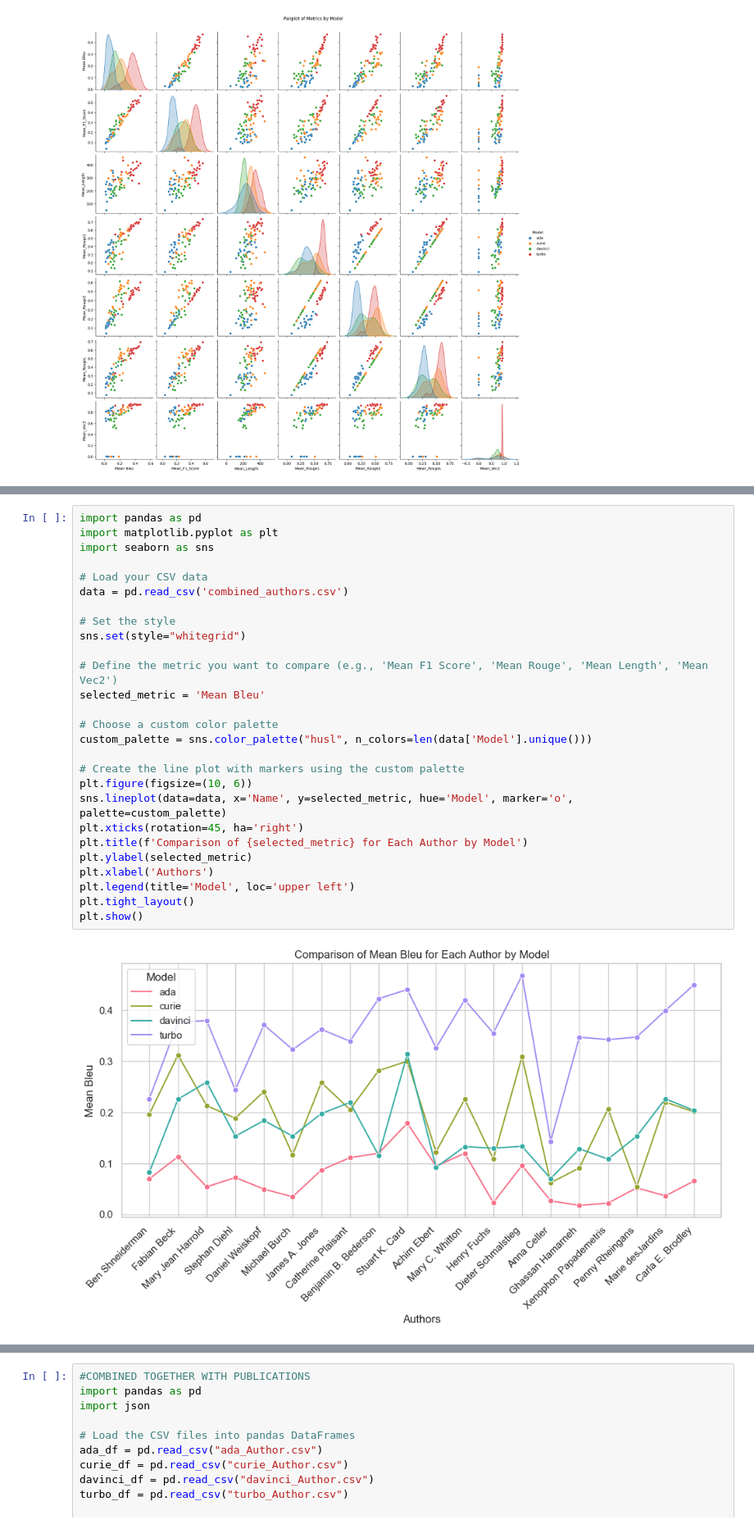
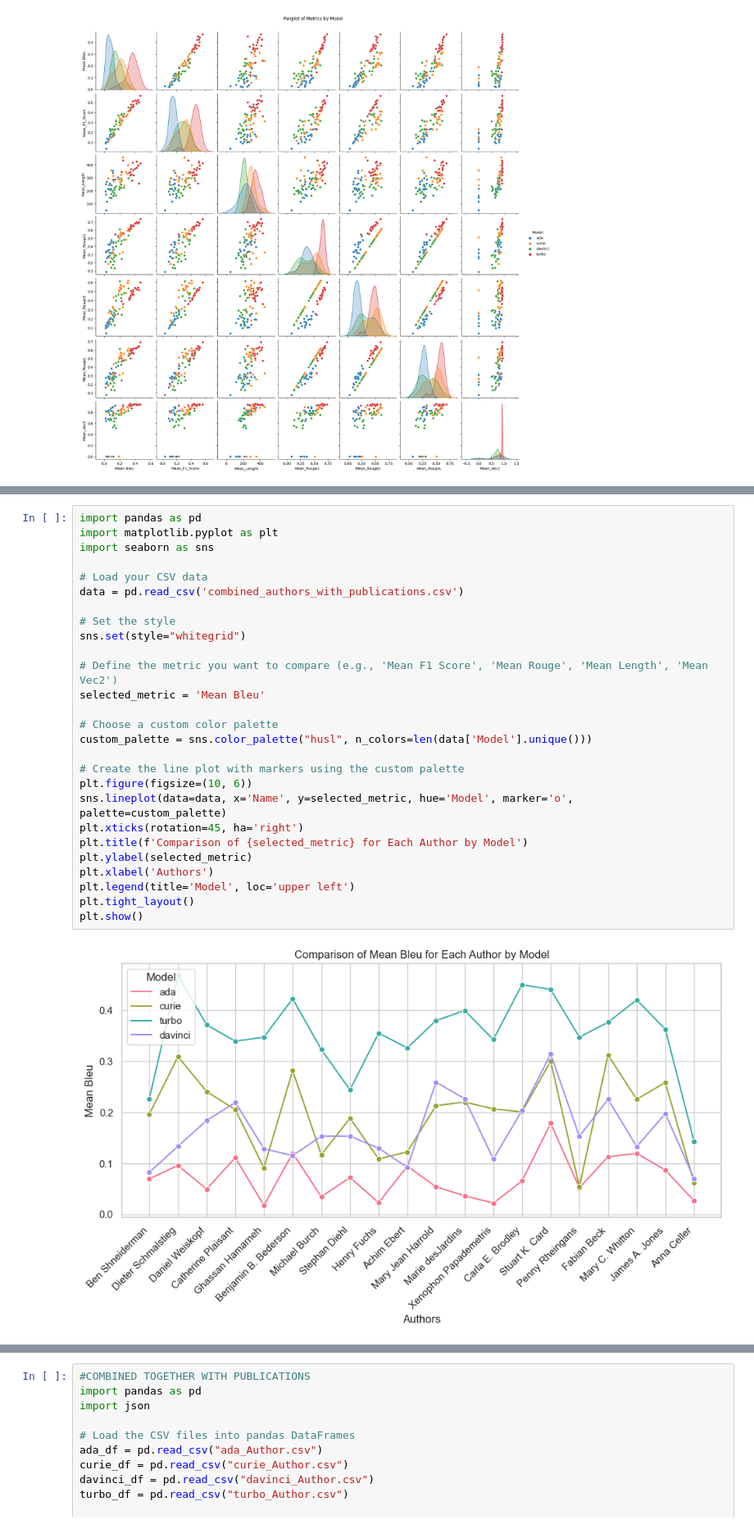
Before and after one commit to jonidamukaj/testing_LLMs, a Jupyter notebook: testing/paragraph2/Vis/Visualize_Authors.ipynb, the cells around one changed output, grey strips where cells are left out. Shown at 82% size. Cells and saved outputs as stored; diff of their text form.

```diff
--- a/testing/paragraph2/Vis/Visualize_Authors.ipynb
+++ b/testing/paragraph2/Vis/Visualize_Authors.ipynb
@@ -114,32 +114,32 @@ plt.show()
 # %%
 import pandas as pd
 import matplotlib.pyplot as plt
 import seaborn as sns
 
 # Load your CSV data
-data = pd.read_csv('combined_authors.csv')
+data = pd.read_csv('combined_authors_with_publications.csv')
 
 # Set the style
 sns.set(style="whitegrid")
 
 # Define the metric you want to compare (e.g., 'Mean F1 Score', 'Mean Rouge', 'Mean Length', 'Mean Vec2')
 selected_metric = 'Mean Bleu'
 
 # Choose a custom color palette
 custom_palette = sns.color_palette("husl", n_colors=len(data['Model'].unique()))
 
 # Create the line plot with markers using the custom palette
 plt.figure(figsize=(10, 6))
 sns.lineplot(data=data, x='Name', y=selected_metric, hue='Model', marker='o', palette=custom_palette)
 plt.xticks(rotation=45, ha='right')
 plt.title(f'Comparison of {selected_metric} for Each Author by Model')
 plt.ylabel(selected_metric)
 plt.xlabel('Authors')
 plt.legend(title='Model', loc='upper left')
 plt.tight_layout()
 plt.show()
 # %% [output]
-[figure, old version]
+[figure, new version]
 # %%
 import pandas as pd
 import matplotlib.pyplot as plt
```
Also changed, not shown: parts of 4 cells of this notebook, 3 other files.
